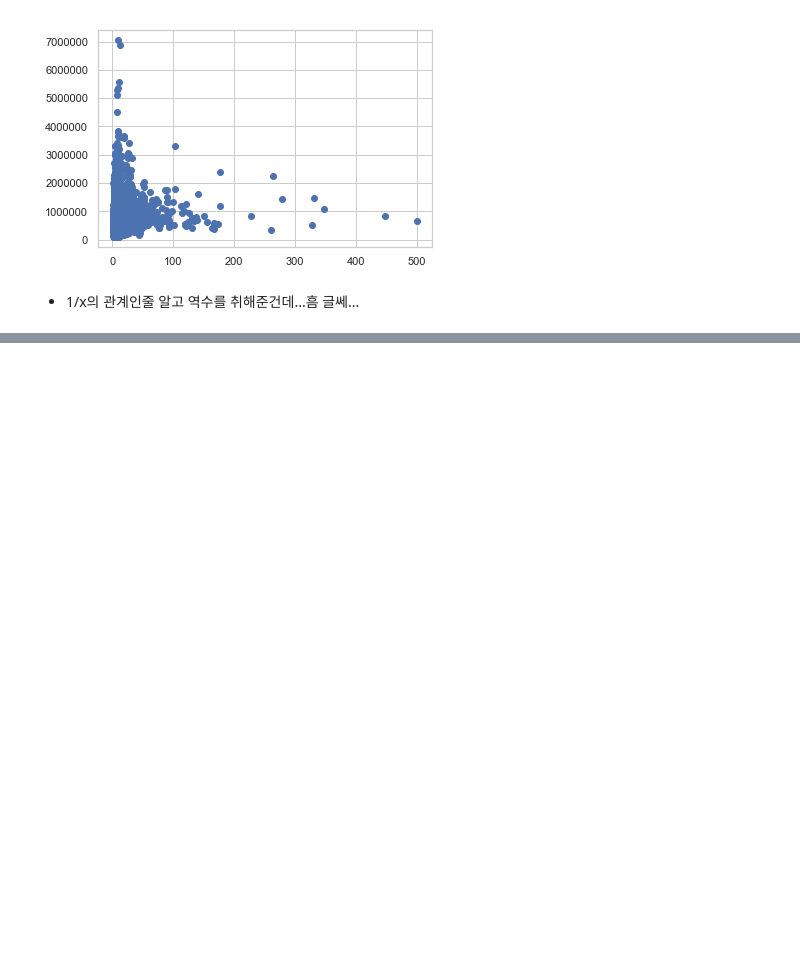
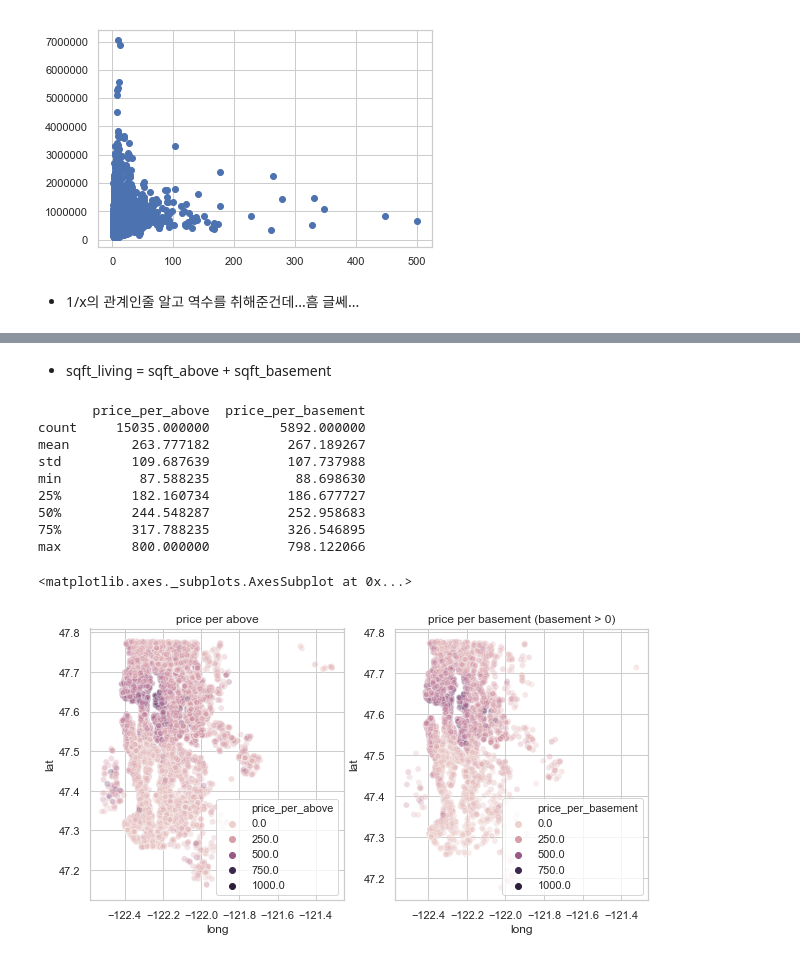
Before and after one commit to Junhojuno/everyday-kaggle, a Jupyter notebook: houseprice_prediction/code/Lets-EDA-it.ipynb, the cells around one changed output, grey strips where cells are left out. Saved outputs shown, nothing was run; the diff lists cells and outputs as text; code cells hidden in the pictures; blank space fills up the shorter version.

```diff
--- a/houseprice_prediction/code/Lets-EDA-it.ipynb
+++ b/houseprice_prediction/code/Lets-EDA-it.ipynb
@@ -1289,0 +1343,37 @@ def most_expensive_region(train):
+# %% [markdown]
+- sqft_living = sqft_above + sqft_basement
+# %%
+# sqft_above, sqft_basement로 price 나누기 (면적당 가격)
+# 그냥 price로 하면 안되고, price의 비율을 나눠야할 거 같다.(비율은 above와 basement의 비율로)
+# 비율을 먼저 구하고 --> 가격x비율 --> 이걸 above/basement로 나눈다.
+# basement는 0인 곳이 있어서 basement가 0보다 큰 곳을 대상으로 시각화했다.
+df_train['ratio_above/living'] = df_train['sqft_above'] / df_train['sqft_living']
+df_train['ratio_basement/living'] = df_train['sqft_basement'] / df_train['sqft_living']
+
+df_train['price_above'] = df_train['price'] * df_train['ratio_above/living']
+df_train['price_basement'] = df_train['price'] * df_train['ratio_basement/living']
+
+df_train['price_per_above'] = df_train['price_above'] / df_train['sqft_above']
+df_train['price_per_basement'] = df_train[df_train['sqft_basement'] > 0]['price_basement'] / df_train[df_train['sqft_basement'] > 0]['sqft_basement']
+
+print(df_train[['price_per_above','price_per_basement']].describe())
+
+plt.figure(figsize=(10,5))
+plt.subplot(1,2,1)
+plt.title("price per above")
+sns.scatterplot(x='long', y='lat', data=df_train, hue='price_per_above', alpha=0.3)
+plt.subplot(1,2,2)
+plt.title("price per basement (basement > 0)")
+sns.scatterplot(x='long', y='lat', data=df_train[df_train.sqft_basement > 0], hue='price_per_basement', alpha=0.3)
+# %% [output]
+       price_per_above  price_per_basement
+count     15035.000000         5892.000000
+mean        263.777182          267.189267
+std         109.687639          107.737988
+min          87.588235           88.698630
+25%         182.160734          186.677727
+50%         244.548287          252.958683
+75%         317.788235          326.546895
+max         800.000000          798.122066
+<matplotlib.axes._subplots.AxesSubplot at 0x...>
+[figure, added]
```
Also changed, not shown: parts of 37 cells of this notebook.
